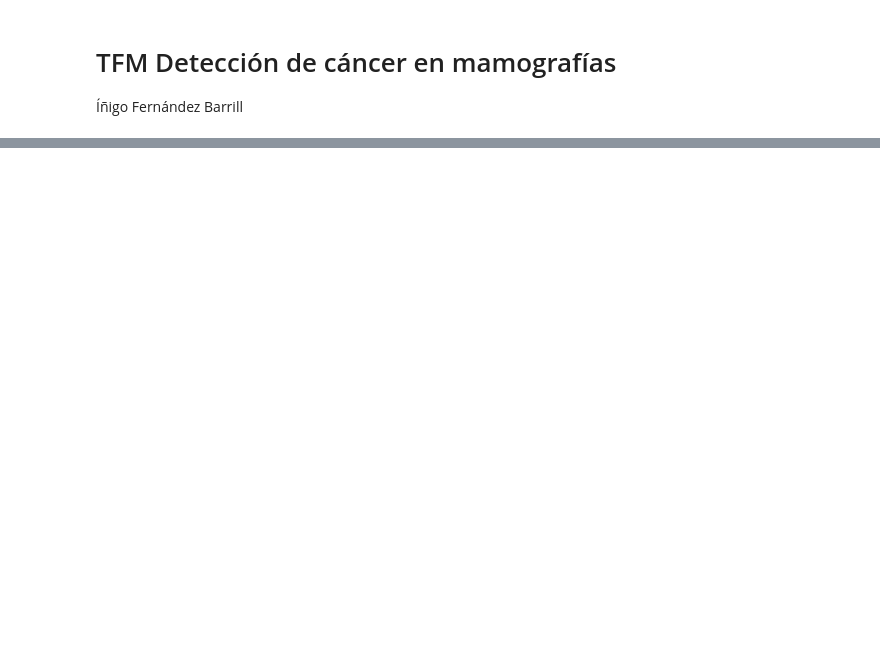
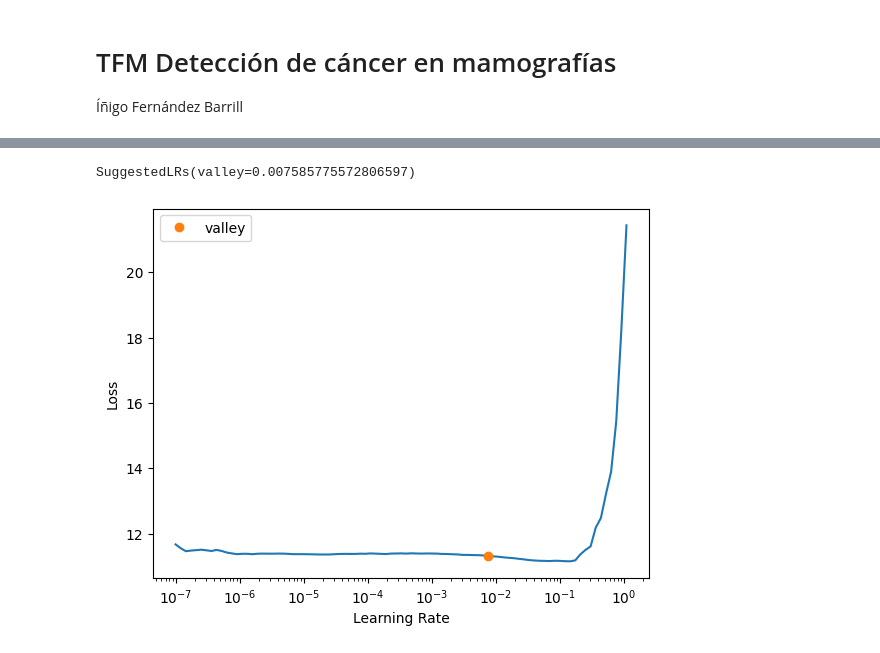
Before and after one commit to inigo99/CancerDetection, a Jupyter notebook: TFM.ipynb, the cells around one changed output, grey strips where cells are left out. Drawn from its saved outputs; the diff is of its cells as text; code cells hidden in the pictures; blank space fills up the shorter version.

```diff
--- a/TFM.ipynb
+++ b/TFM.ipynb
@@ -27,0 +32,9 @@ Se han truncado las últimas 5000 líneas del flujo de salida.
+# %%
+callbacks = [
+    MixUp(),
+    ShowGraphCallback(),
+    EarlyStoppingCallback(patience=3),
+    SaveModelCallback(fname='modelResnet18')
+]
+# %%
+learn = vision_learner(dls, resnet18, metrics=accuracy, cbs=callbacks, loss_func=LabelSmoothingCrossEntropy()).to_fp16()
@@ -27,0 +43,3 @@ Se han truncado las últimas 5000 líneas del flujo de salida.
+# %%
+learn.lr_find()
+# %% [output]
@@ -27,0 +47,2 @@ Se han truncado las últimas 5000 líneas del flujo de salida.
+SuggestedLRs(valley=0.007585775572806597)
+[figure, added]
```
Also changed, not shown: parts of 12 cells of this notebook.
